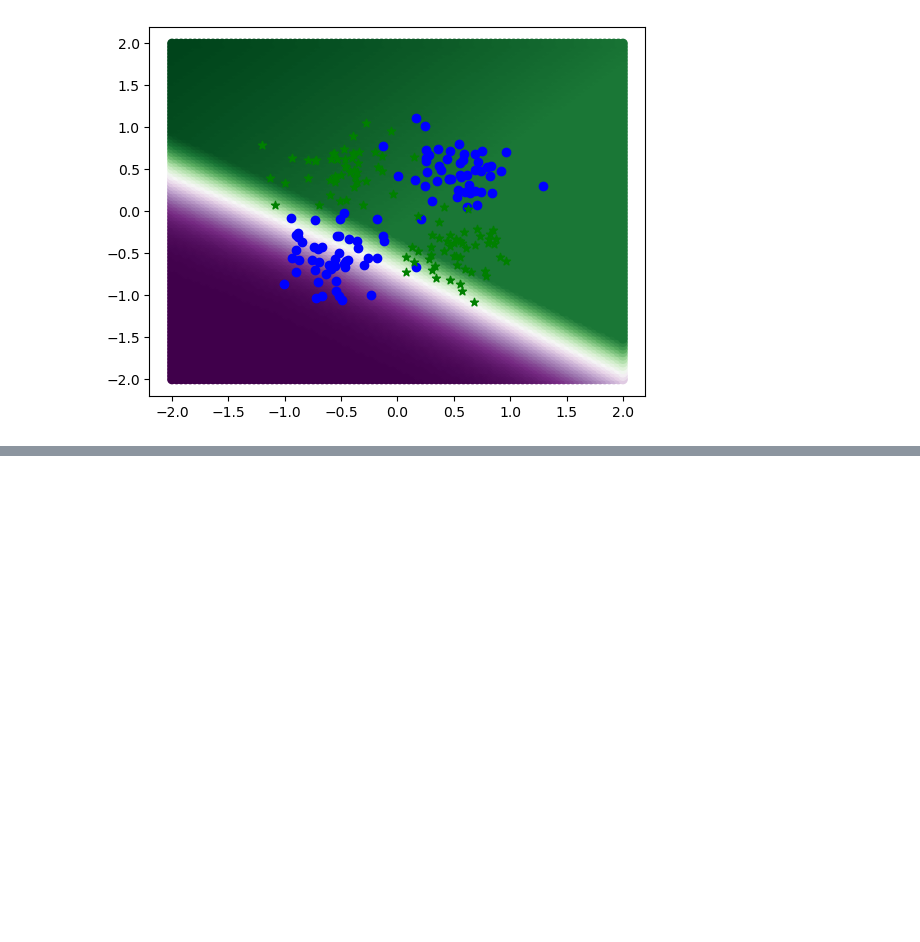
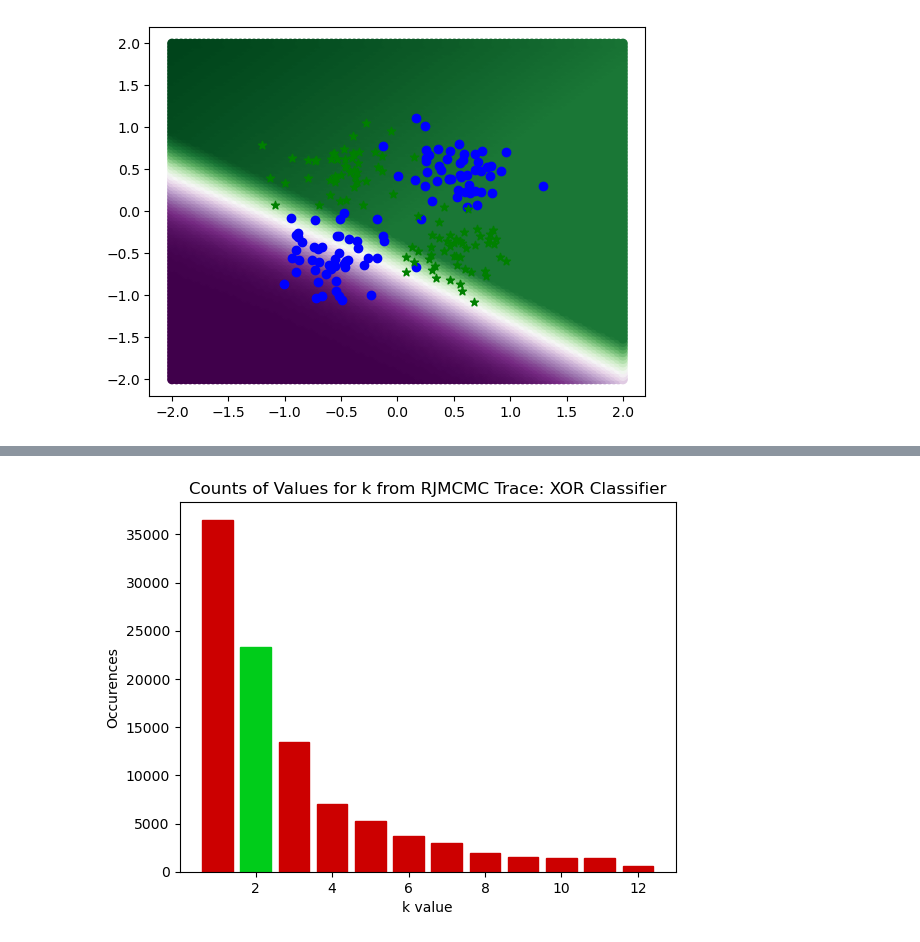
Before and after one commit to jberezow/RJMCMC, a Jupyter notebook: Thesis-Classifier2.ipynb, the cells around one changed output, grey strips where cells are left out. Saved outputs shown, nothing was run; the diff lists cells and outputs as text; code cells hidden in the pictures; blank space fills up the shorter version.

```diff
--- a/Thesis-Classifier2.ipynb
+++ b/Thesis-Classifier2.ipynb
@@ -726,0 +730,16 @@ rjmcmc(starting_trace,runs);
+# %%
+#Bar Plot of k estimates
+#ks = [traces[i][:k] for i in 1:length(traces)]
+counts = [sum([k_results[i] == j for i in 1:length(k_results)]) for j in k_list]
+#actual_ks = [i for i=1:maximum(ks)]
+barlist=bar(k_list,counts)
+for i in 1:k_range
+    barlist[i].set_color([0.8,0.0,0.0])
+end
+barlist[2].set_color([0.0,0.8,0.1])
+
+plt.title("Counts of Values for k from RJMCMC Trace: XOR Classifier")
+plt.xlabel("k value")
+plt.ylabel("Occurences");
+# %% [output]
+[figure, added]
```
Also changed, not shown: parts of 7 cells of this notebook, 2 other files.
